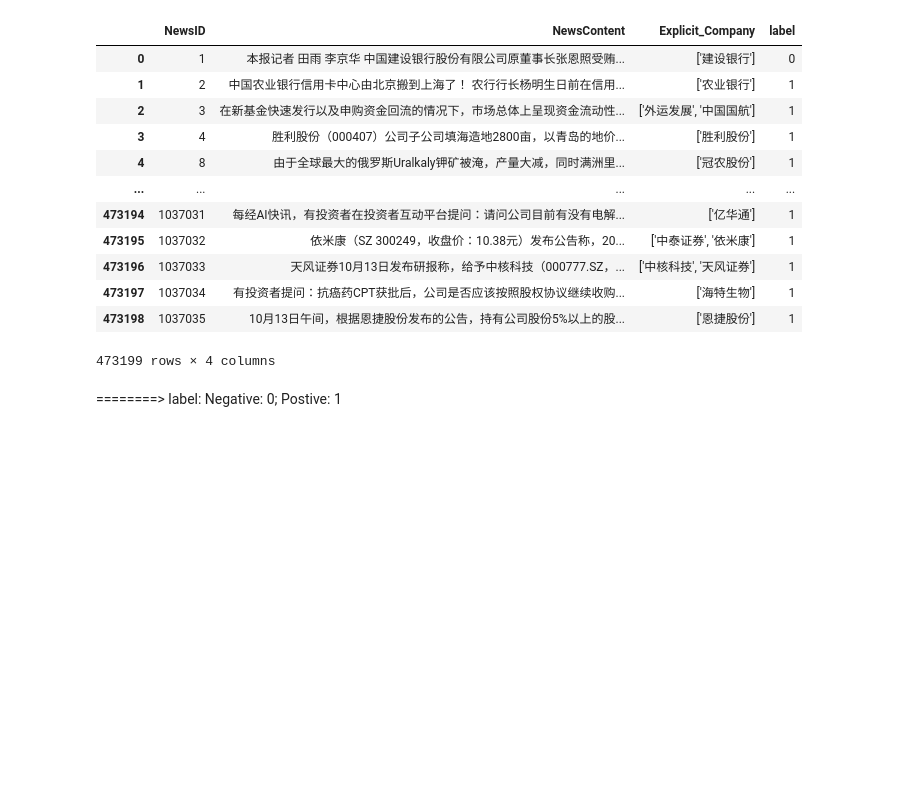
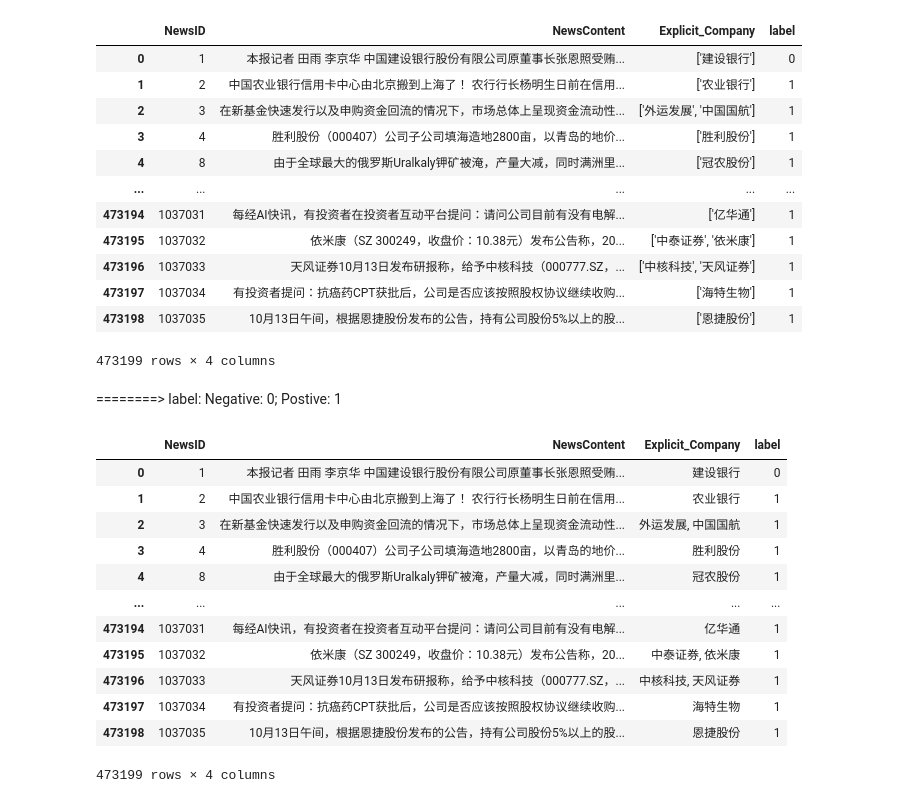
Before and after one commit to Kainan-Liu/DSAA5002-DataMining, a Jupyter notebook: src/___Task1.ipynb, the cells around one changed output. Drawn from its saved outputs; the diff is of its cells as text; code cells hidden in the pictures; blank space fills up the shorter version.

```diff
--- a/src/___Task1.ipynb
+++ b/src/___Task1.ipynb
@@ -104,0 +105,16 @@ Task1_df.to_excel("../Data/Task1.xlsx")
+# %%
+pd.read_excel("../Data/Task1.xlsx")
+# %% [output]
+|  | NewsID | NewsContent | Explicit_Company | label |
+| 0 | 1 | 本报记者 田雨 李京华 中国建设银行股份有限公司原董事长张恩照受贿... | 建设银行 | 0 |
+| 1 | 2 | 中国农业银行信用卡中心由北京搬到上海了！ 农行行长杨明生日前在信用... | 农业银行 | 1 |
+| 2 | 3 | 在新基金快速发行以及申购资金回流的情况下，市场总体上呈现资金流动性... | 外运发展, 中国国航 | 1 |
+| 3 | 4 | 胜利股份（000407）公司子公司填海造地2800亩，以青岛的地价... | 胜利股份 | 1 |
+| 4 | 8 | 由于全球最大的俄罗斯Uralkaly钾矿被淹，产量大减，同时满洲里... | 冠农股份 | 1 |
+| ... | ... | ... | ... | ... |
+| 473194 | 1037031 | 每经AI快讯，有投资者在投资者互动平台提问：请问公司目前有没有电解... | 亿华通 | 1 |
+| 473195 | 1037032 | 依米康（SZ 300249，收盘价：10.38元）发布公告称，20... | 中泰证券, 依米康 | 1 |
+| 473196 | 1037033 | 天风证券10月13日发布研报称，给予中核科技（000777.SZ，... | 中核科技, 天风证券 | 1 |
+| 473197 | 1037034 | 有投资者提问：抗癌药CPT获批后，公司是否应该按照股权协议继续收购... | 海特生物 | 1 |
+| 473198 | 1037035 | 10月13日午间，根据恩捷股份发布的公告，持有公司股份5%以上的股... | 恩捷股份 | 1 |
+473199 rows × 4 columns
```
Also changed, not shown: parts of 1 cell of this notebook, 2 other files.
